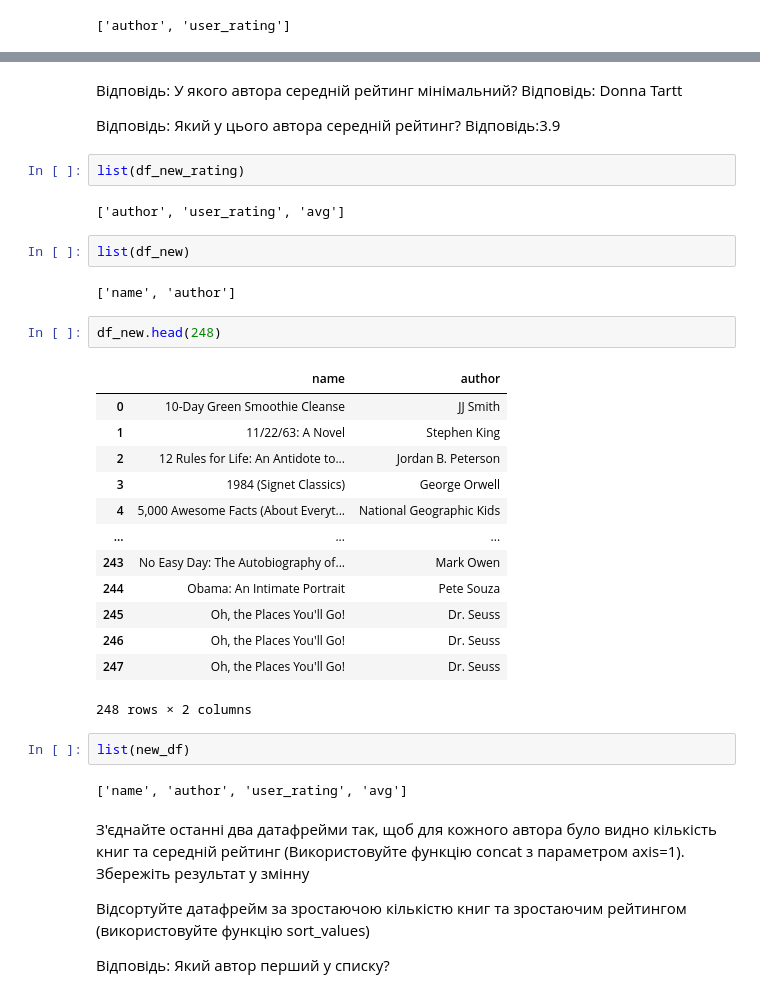
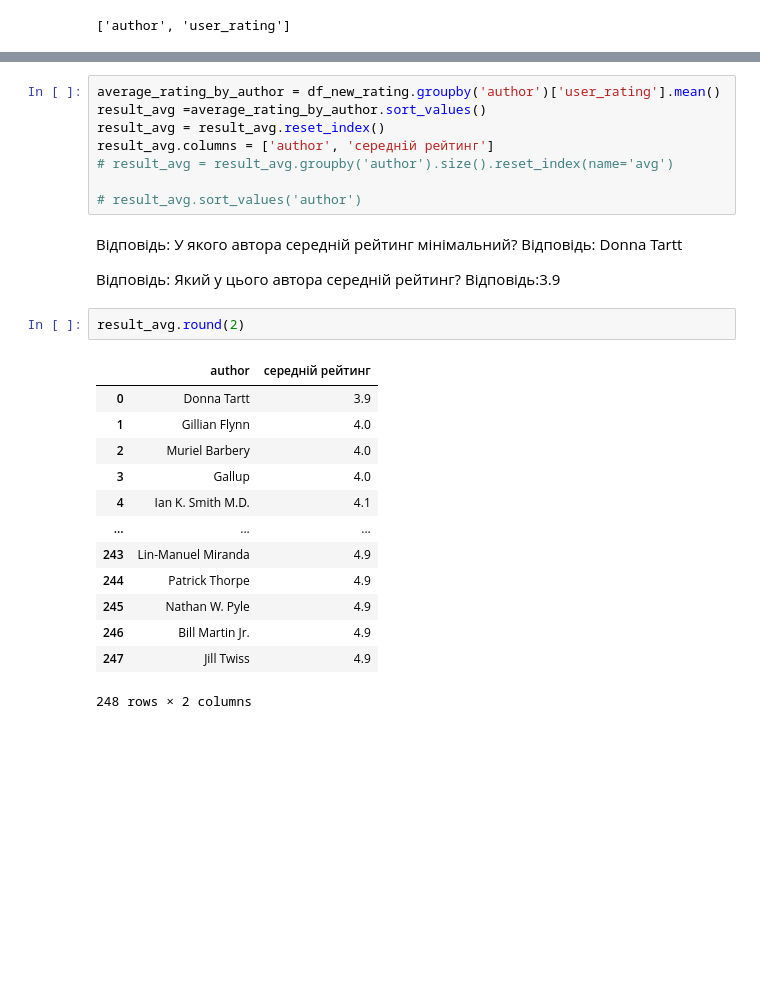
Before and after one commit to RostislavB74/DS_HW2, a Jupyter notebook: HW2_3.ipynb, the cells around one changed output, grey strips where cells are left out. Saved outputs shown, nothing was run; the diff lists cells and outputs as text; blank space fills up the shorter version.

```diff
--- a/HW2_3.ipynb
+++ b/HW2_3.ipynb
@@ -335,41 +338,31 @@ Nathan W. Pyle        4.9
 Bill Martin Jr.       4.9
 Jill Twiss            4.9
 Name: user_rating, Length: 248, dtype: float64
+# %%
+average_rating_by_author = df_new_rating.groupby('author')['user_rating'].mean()
+result_avg =average_rating_by_author.sort_values()
+result_avg = result_avg.reset_index()
+result_avg.columns = ['author', 'середній рейтинг']
+# result_avg = result_avg.groupby('author').size().reset_index(name='avg')
+
+# result_avg.sort_values('author')
 # %% [markdown]
 Відповідь: У якого автора середній рейтинг мінімальний? Відповідь: Donna Tartt
 
 Відповідь: Який у цього автора середній рейтинг? Відповідь:3.9
-# %%
-list(df_new_rating)
-# %% [output]
-['author', 'user_rating', 'avg']
-# %%
-list(df_new)
-# %% [output]
-['name', 'author']
-# %%
-df_new.head(248)
-# %% [output]
-|  | name | author |
-| 0 | 10-Day Green Smoothie Cleanse | JJ Smith |
-| 1 | 11/22/63: A Novel | Stephen King |
-| 2 | 12 Rules for Life: An Antidote to... | Jordan B. Peterson |
-| 3 | 1984 (Signet Classics) | George Orwell |
-| 4 | 5,000 Awesome Facts (About Everyt... | National Geographic Kids |
-| ... | ... | ... |
-| 243 | No Easy Day: The Autobiography of... | Mark Owen |
-| 244 | Obama: An Intimate Portrait | Pete Souza |
-| 245 | Oh, the Places You'll Go! | Dr. Seuss |
-| 246 | Oh, the Places You'll Go! | Dr. Seuss |
-| 247 | Oh, the Places You'll Go! | Dr. Seuss |
-248 rows × 2 columns
-# %%
-list(new_df)
-# %% [output]
-['name', 'author', 'user_rating', 'avg']
-# %% [markdown]
-З'єднайте останні два датафрейми так, щоб для кожного автора було видно кількість книг та середній рейтинг (Використовуйте функцію concat з параметром axis=1). Збережіть результат у змінну
-
-Відсортуйте датафрейм за зростаючою кількістю книг та зростаючим рейтингом (використовуйте функцію sort_values)
-
-Відповідь: Який автор перший у списку?
+# %%
+result_avg.round(2)
+# %% [output]
+|  | author | середній рейтинг |
+| 0 | Donna Tartt | 3.9 |
+| 1 | Gillian Flynn | 4.0 |
+| 2 | Muriel Barbery | 4.0 |
+| 3 | Gallup | 4.0 |
+| 4 | Ian K. Smith M.D. | 4.1 |
+| ... | ... | ... |
+| 243 | Lin-Manuel Miranda | 4.9 |
+| 244 | Patrick Thorpe | 4.9 |
+| 245 | Nathan W. Pyle | 4.9 |
+| 246 | Bill Martin Jr. | 4.9 |
+| 247 | Jill Twiss | 4.9 |
+248 rows × 2 columns
```
Also changed, not shown: parts of 13 cells of this notebook.
